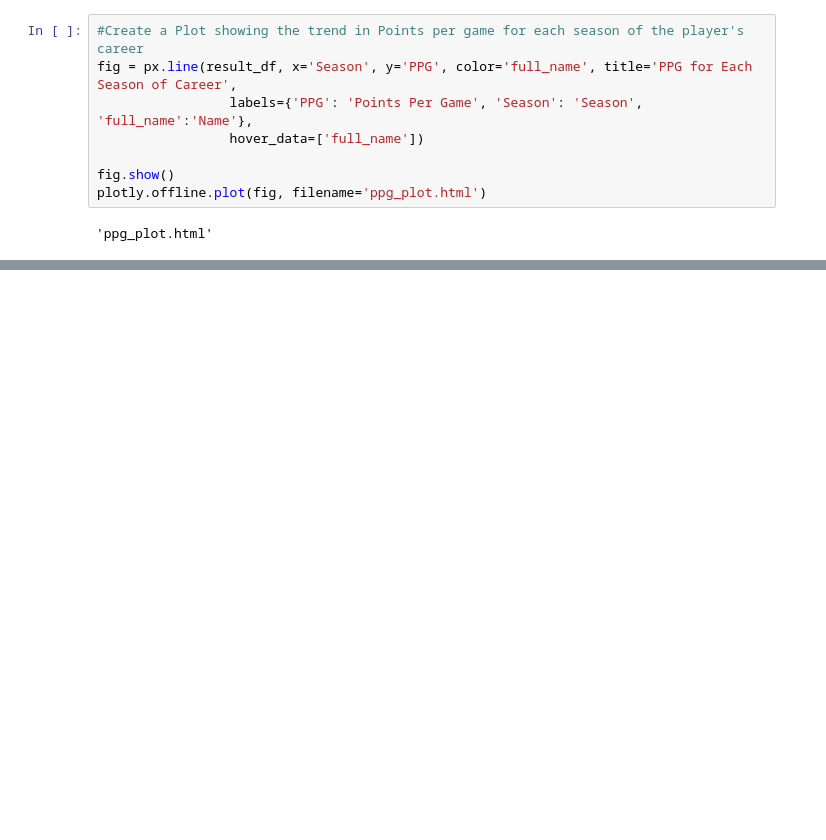
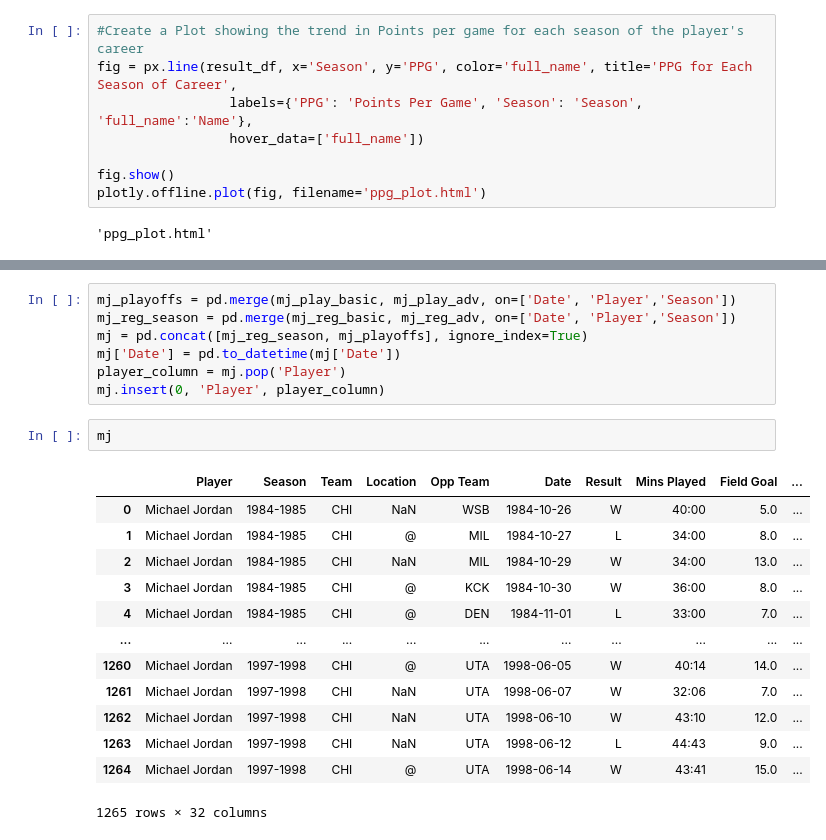
Before and after one commit to brady-heinig/DS_workflow_project, a Jupyter notebook: final_project.ipynb, the cells around one changed output, grey strips where cells are left out. Cells and saved outputs as stored; diff of their text form; blank space fills up the shorter version.

```diff
--- a/final_project.ipynb
+++ b/final_project.ipynb
@@ -79,0 +433,23 @@ plotly.offline.plot(fig, filename='ppg_plot.html')
+# %%
+mj_playoffs = pd.merge(mj_play_basic, mj_play_adv, on=['Date', 'Player','Season'])
+mj_reg_season = pd.merge(mj_reg_basic, mj_reg_adv, on=['Date', 'Player','Season'])
+mj = pd.concat([mj_reg_season, mj_playoffs], ignore_index=True)
+mj['Date'] = pd.to_datetime(mj['Date'])
+player_column = mj.pop('Player')
+mj.insert(0, 'Player', player_column)
+# %%
+mj
+# %% [output]
+|  | Player | Season | Team | Location | Opp Team | Date | Result | Mins Played | Field Goal | ... |
+| 0 | Michael Jordan | 1984-1985 | CHI | NaN | WSB | 1984-10-26 | W | 40:00 | 5.0 | ... |
+| 1 | Michael Jordan | 1984-1985 | CHI | @ | MIL | 1984-10-27 | L | 34:00 | 8.0 | ... |
+| 2 | Michael Jordan | 1984-1985 | CHI | NaN | MIL | 1984-10-29 | W | 34:00 | 13.0 | ... |
+| 3 | Michael Jordan | 1984-1985 | CHI | @ | KCK | 1984-10-30 | W | 36:00 | 8.0 | ... |
+| 4 | Michael Jordan | 1984-1985 | CHI | @ | DEN | 1984-11-01 | L | 33:00 | 7.0 | ... |
+| ... | ... | ... | ... | ... | ... | ... | ... | ... | ... | ... |
+| 1260 | Michael Jordan | 1997-1998 | CHI | @ | UTA | 1998-06-05 | W | 40:14 | 14.0 | ... |
+| 1261 | Michael Jordan | 1997-1998 | CHI | NaN | UTA | 1998-06-07 | W | 32:06 | 7.0 | ... |
+| 1262 | Michael Jordan | 1997-1998 | CHI | NaN | UTA | 1998-06-10 | W | 43:10 | 12.0 | ... |
+| 1263 | Michael Jordan | 1997-1998 | CHI | NaN | UTA | 1998-06-12 | L | 44:43 | 9.0 | ... |
+| 1264 | Michael Jordan | 1997-1998 | CHI | @ | UTA | 1998-06-14 | W | 43:41 | 15.0 | ... |
+1265 rows × 32 columns
```
Also changed, not shown: parts of 23 cells of this notebook, 1 other file.
